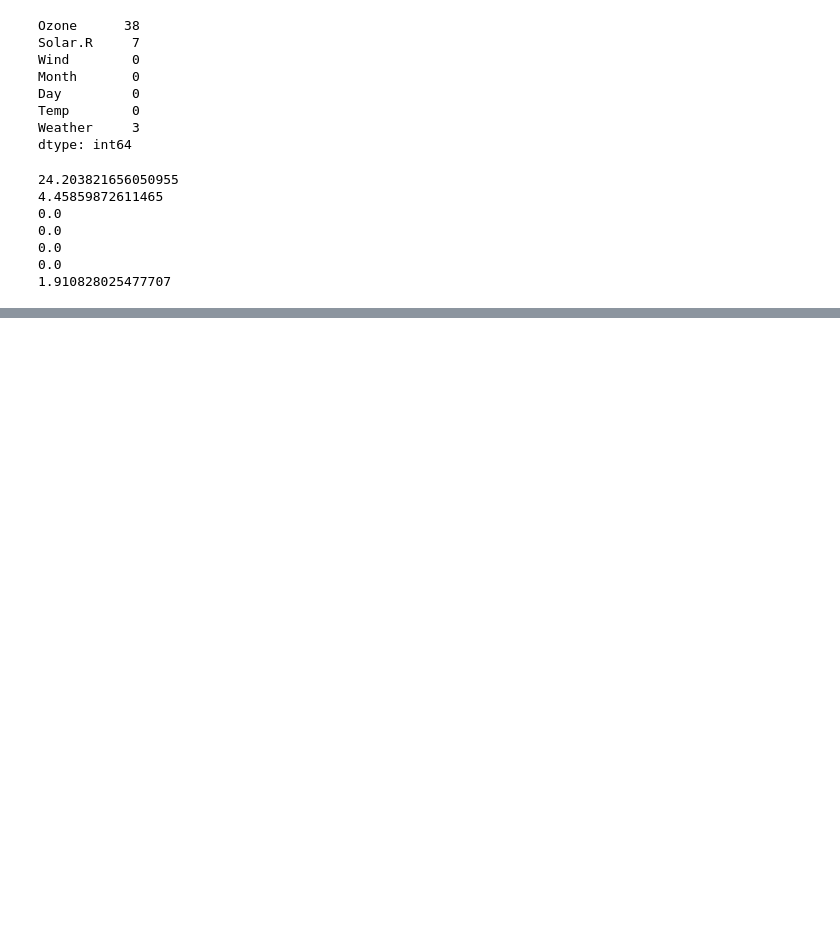
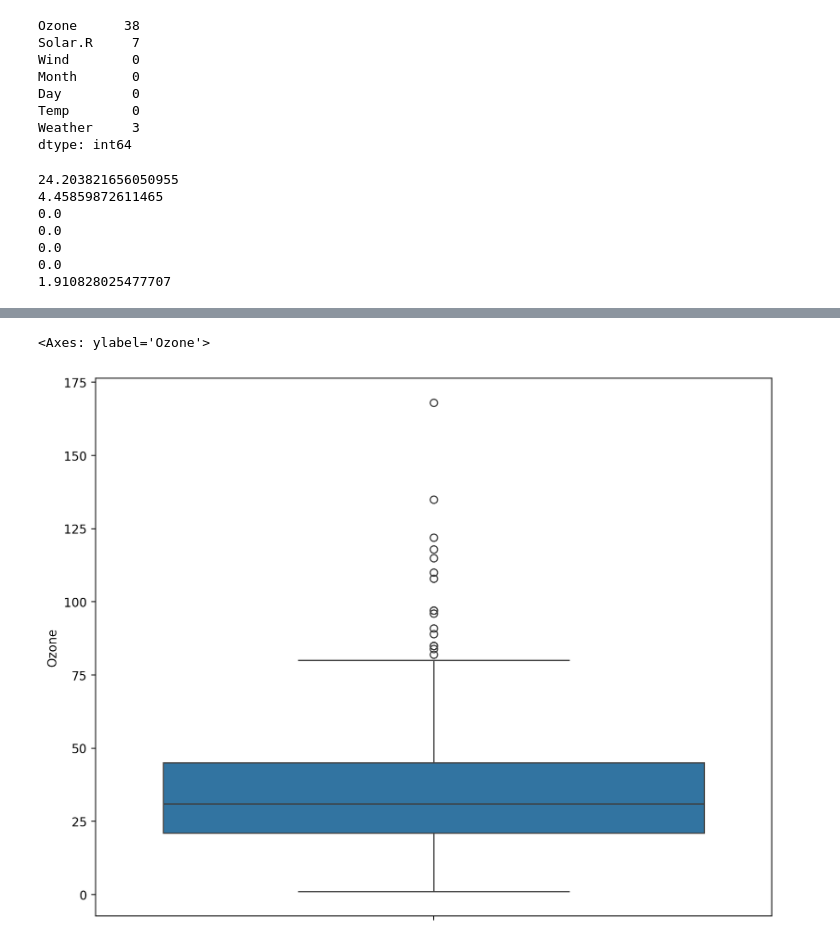
Before and after one commit to Rushi-code1/Data_Science_Practice, a Jupyter notebook: Machine Learnng/01_EDA.ipynb, the cells around one changed output, grey strips where cells are left out. Cells and saved outputs as stored; diff of their text form; code cells hidden in the pictures; blank space fills up the shorter version.

```diff
--- a/Machine Learnng/01_EDA.ipynb
+++ b/Machine Learnng/01_EDA.ipynb
@@ -235,3 +235,6 @@ for i in df.isna().sum():
 0.0
 0.0
 1.910828025477707
+# %%
+#replace the Missing Value in Ozone Column
+df['Ozone'].fillna((df["Ozone"].median()) , inplace=True)
@@ -237,0 +248,3 @@ for i in df.isna().sum():
+# %%
+# Replace the Missing Value in Solar.R Column
+df["Solar.R"].fillna(df['Solar.R'].mean(),inplace=True)
@@ -237,0 +258,3 @@ for i in df.isna().sum():
+# %%
+# Replace the Missing Value in Weather Column
+df["Weather"].fillna(df['Weather'].mode()[0],inplace=True)
@@ -238,2 +293,5 @@ for i in df.isna().sum():
 # %%
-Ozon_Median = df["Ozone"].median()
+sns.boxplot(df['Ozone'])
+# %% [output]
+<Axes: ylabel='Ozone'>
+[figure, added]
```
Also changed, not shown: parts of 21 cells of this notebook.
